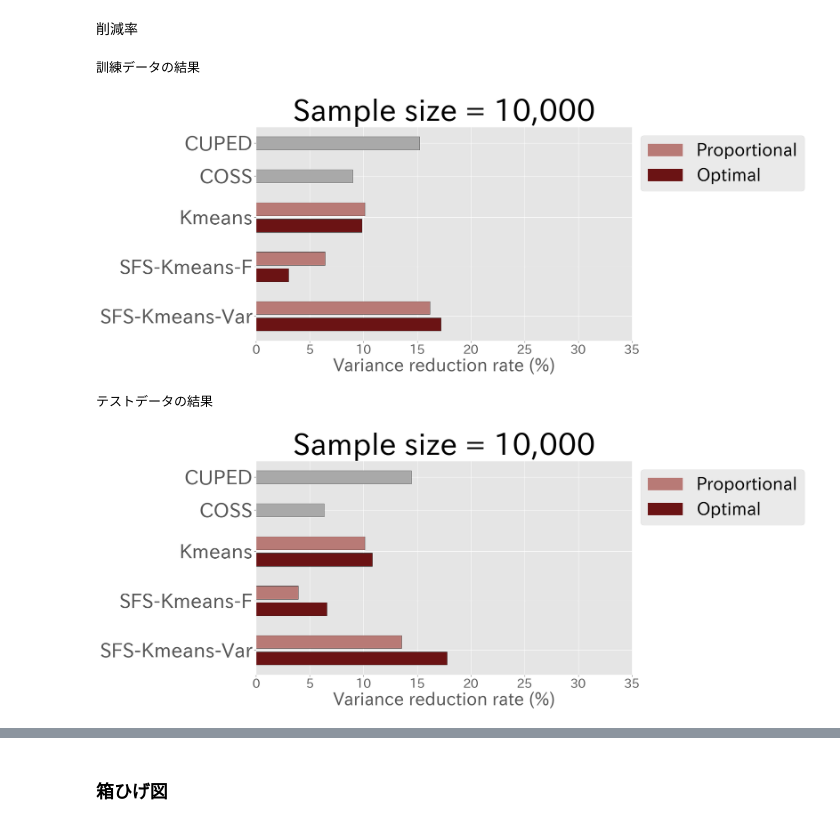
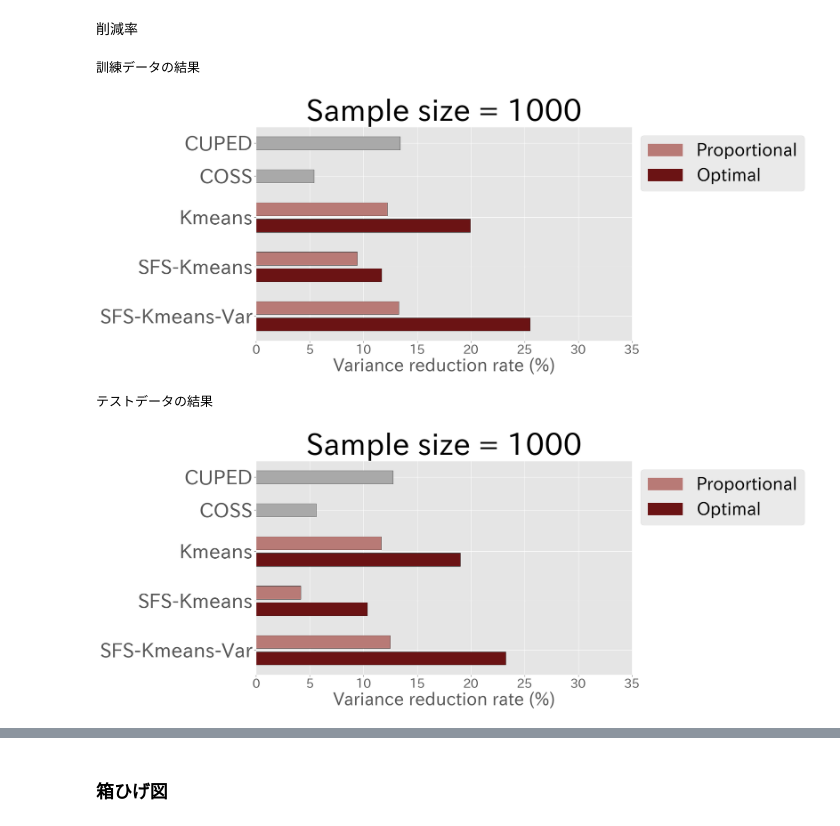
Before and after one commit to Monketu/ABtesting, a Jupyter notebook: notebook/確認用/結果の図用_卒論_COSSあり.ipynb, the cells around one changed output, grey strips where cells are left out. Saved outputs shown, nothing was run; the diff lists cells and outputs as text; code cells hidden in the pictures.

```diff
--- a/notebook/確認用/結果の図用_卒論_COSSあり.ipynb
+++ b/notebook/確認用/結果の図用_卒論_COSSあり.ipynb
@@ -23,8 +23,8 @@ plt.style.use("ggplot")
 # %% [markdown]
 実験設定
 # %%
-TARGET = "BCR"
-SAMPLE_SIZE = "10,000"
+TARGET = "GMV"
+SAMPLE_SIZE = "1000"
 
 if TARGET == "GMV":
     X_LIM_VAR = 30000
@@ -294,7 +292,7 @@ for reduc_dict in [reduc_dict_train, reduc_dict_test]:
     # グラフ用データを準備
     labels = [
         "SFS-Kmeans-Var",
-        "SFS-Kmeans-F",
+        "SFS-Kmeans",
         "Kmeans",
         "COSS",
         "CUPED",
@@ -325,36 +323,36 @@ for reduc_dict in [reduc_dict_train, reduc_dict_test]:
     )
 
     # 各ラベルが3つの棒の真ん中に配置されるように位置を調整
     y_positions = [0.5, 3.5, 6.5, 9, 11]
 
     # グラフを描画
     fig, ax = plt.subplots(figsize=(20, 8))
     ax.barh(range(len(values)), values, color=colors, edgecolor="black")
 
     # 凡例の追加
     legend_labels = ["Proportional", "Optimal"]
     # 色のリスト
     legend_colors = ["#b87a76", "#6b1314"]
     # 各ラベルに対してハンドルを作成
     handles = [plt.Rectangle((0, 0), 1, 1, color=color) for color in legend_colors]
     ax.legend(
         handles, legend_labels, fontsize=35, loc="upper left", bbox_to_anchor=(1, 1)
     )
 
     # y軸の目盛りとラベルを設定
     ax.set_yticks(y_positions)
     ax.tick_params(axis="x", labelsize=25)
     ax.set_yticklabels(labels, fontsize=40)
     ax.set_xlabel("Variance reduction rate (%)", fontsize=35)
     ax.set_title(f"Sample size = {SAMPLE_SIZE}", fontsize=60)
     ax.set_xlim(0, X_LIM_REDUC)
     plt.tight_layout()
     plt.show()
 # %% [output]
 訓練データの結果
-[figure, old version]
+[figure, new version]
 テストデータの結果
-[figure, old version]
+[figure, new version]
 # %%
 for reduc_dict in [reduc_dict_train, reduc_dict_test]:
     if reduc_dict == reduc_dict_train:
```
Also changed, not shown: parts of 4 cells of this notebook, 14 other files.
